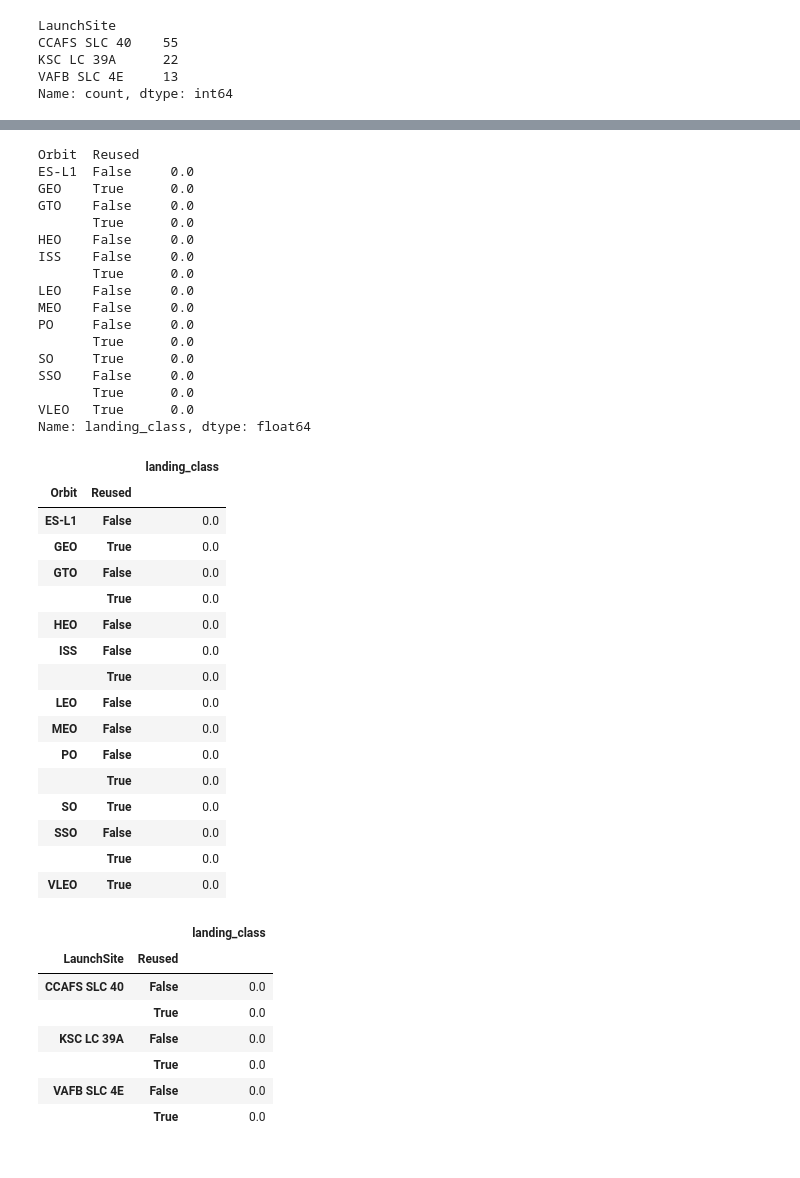
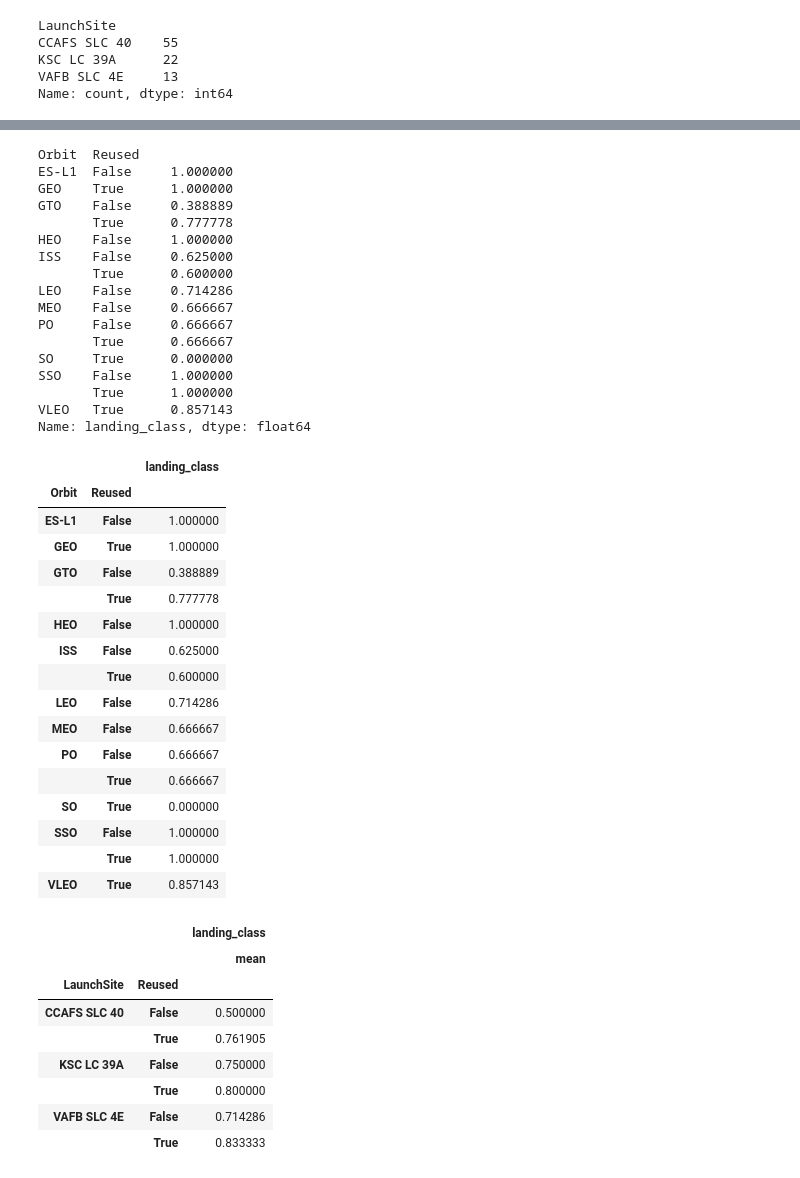
Before and after one commit to abwakujeff/Space-X, a Jupyter notebook: SpaceX_EDA _classwork.ipynb, the cells around one changed output, grey strips where cells are left out. Saved outputs shown, nothing was run; the diff lists cells and outputs as text; code cells hidden in the pictures.

```diff
--- a/SpaceX_EDA _classwork.ipynb
+++ b/SpaceX_EDA _classwork.ipynb
@@ -199,7 +197,7 @@ dict(spacex["Outcome"].items())
 # hint: spacex["Outcome"].items() is the dictionary output above.
 landing_class = []
 for key, value in spacex["Outcome"].items():
-    if "success" in value.lower():
+    if 'True' in value:
         landing_class.append(1)
     else:
         landing_class.append(0)
@@ -309,21 +307,21 @@ Name: landing_class, dtype: float64
 spacex.groupby(['Orbit', 'Reused'])['landing_class'].mean()
 # %% [output]
 Orbit  Reused
-ES-L1  False     0.0
-GEO    True      0.0
-GTO    False     0.0
-       True      0.0
-HEO    False     0.0
-ISS    False     0.0
-       True      0.0
-LEO    False     0.0
-MEO    False     0.0
-PO     False     0.0
-       True      0.0
-SO     True      0.0
-SSO    False     0.0
-       True      0.0
-VLEO   True      0.0
+ES-L1  False     1.000000
+GEO    True      1.000000
+GTO    False     0.388889
+       True      0.777778
+HEO    False     1.000000
+ISS    False     0.625000
+       True      0.600000
+LEO    False     0.714286
+MEO    False     0.666667
+PO     False     0.666667
+       True      0.666667
+SO     True      0.000000
+SSO    False     1.000000
+       True      1.000000
+VLEO   True      0.857143
 Name: landing_class, dtype: float64
 # %%
 # You can apply groupby() with agg() method to show as a dataframe
@@ -331,32 +329,33 @@ spacex.groupby(['Orbit', 'Reused']).agg({'landing_class': 'mean'})
 # %% [output]
 |  |  | landing_class |
 | Orbit | Reused |  |
-| ES-L1 | False | 0.0 |
-| GEO | True | 0.0 |
-| GTO | False | 0.0 |
-|  | True | 0.0 |
-| HEO | False | 0.0 |
-| ISS | False | 0.0 |
-|  | True | 0.0 |
-| LEO | False | 0.0 |
-| MEO | False | 0.0 |
-| PO | False | 0.0 |
-|  | True | 0.0 |
-| SO | True | 0.0 |
-| SSO | False | 0.0 |
-|  | True | 0.0 |
-| VLEO | True | 0.0 |
+| ES-L1 | False | 1.000000 |
+| GEO | True | 1.000000 |
+| GTO | False | 0.388889 |
+|  | True | 0.777778 |
+| HEO | False | 1.000000 |
+| ISS | False | 0.625000 |
+|  | True | 0.600000 |
+| LEO | False | 0.714286 |
+| MEO | False | 0.666667 |
+| PO | False | 0.666667 |
+|  | True | 0.666667 |
+| SO | True | 0.000000 |
+| SSO | False | 1.000000 |
+|  | True | 1.000000 |
+| VLEO | True | 0.857143 |
 # %%
 # Let's see success rate (mean value of landing_class) by LaunchSite by Reused
-spacex.groupby(['LaunchSite', 'Reused']).agg({'landing_class': 'mean'})
+spacex.groupby(['LaunchSite', 'Reused']).agg({'landing_class': ['mean']})
 # %% [output]
 |  |  | landing_class |
+|  |  | mean |
 | LaunchSite | Reused |  |
-| CCAFS SLC 40 | False | 0.0 |
-|  | True | 0.0 |
-| KSC LC 39A | False | 0.0 |
-|  | True | 0.0 |
-| VAFB SLC 4E | False | 0.0 |
-|  | True | 0.0 |
+| CCAFS SLC 40 | False | 0.500000 |
+|  | True | 0.761905 |
+| KSC LC 39A | False | 0.750000 |
+|  | True | 0.800000 |
+| VAFB SLC 4E | False | 0.714286 |
+|  | True | 0.833333 |
 # %%
 # You can apply groupby() with agg() method to show as a dataframe
```
Also changed, not shown: parts of 6 cells of this notebook.
